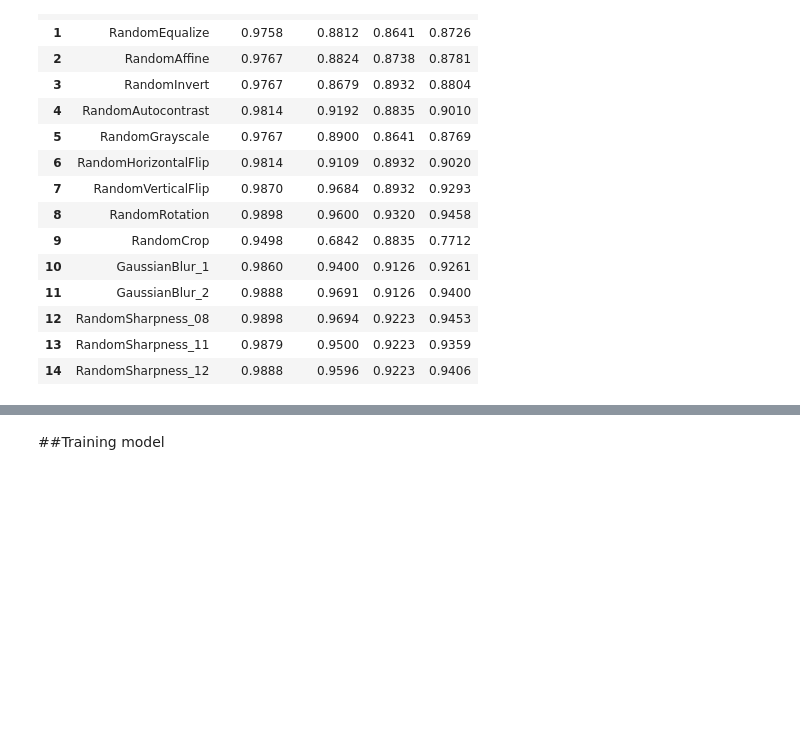
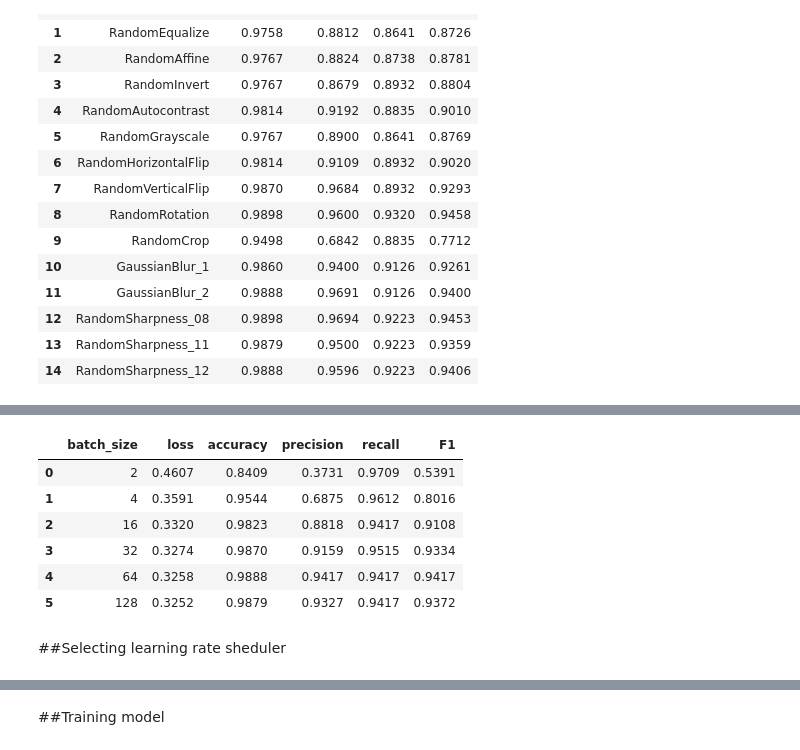
Before and after one commit to aziegert/Cataract_Classification_CV, a Jupyter notebook: Cataract_Classification_CV.ipynb, the cells around one changed output, grey strips where cells are left out. Cells and saved outputs as stored; diff of their text form; code cells hidden in the pictures; blank space fills up the shorter version.

```diff
--- a/Cataract_Classification_CV.ipynb
+++ b/Cataract_Classification_CV.ipynb
@@ -638,0 +727,10 @@ valid_scores
+# %%
+batch_scores
+# %% [output]
+|  | batch_size | loss | accuracy | precision | recall | F1 |
+| 0 | 2 | 0.4607 | 0.8409 | 0.3731 | 0.9709 | 0.5391 |
+| 1 | 4 | 0.3591 | 0.9544 | 0.6875 | 0.9612 | 0.8016 |
+| 2 | 16 | 0.3320 | 0.9823 | 0.8818 | 0.9417 | 0.9108 |
+| 3 | 32 | 0.3274 | 0.9870 | 0.9159 | 0.9515 | 0.9334 |
+| 4 | 64 | 0.3258 | 0.9888 | 0.9417 | 0.9417 | 0.9417 |
+| 5 | 128 | 0.3252 | 0.9879 | 0.9327 | 0.9417 | 0.9372 |
@@ -638,0 +739,2 @@ valid_scores
+# %% [markdown]
+##Selecting learning rate sheduler
```
Also changed, not shown: parts of 63 cells of this notebook.
